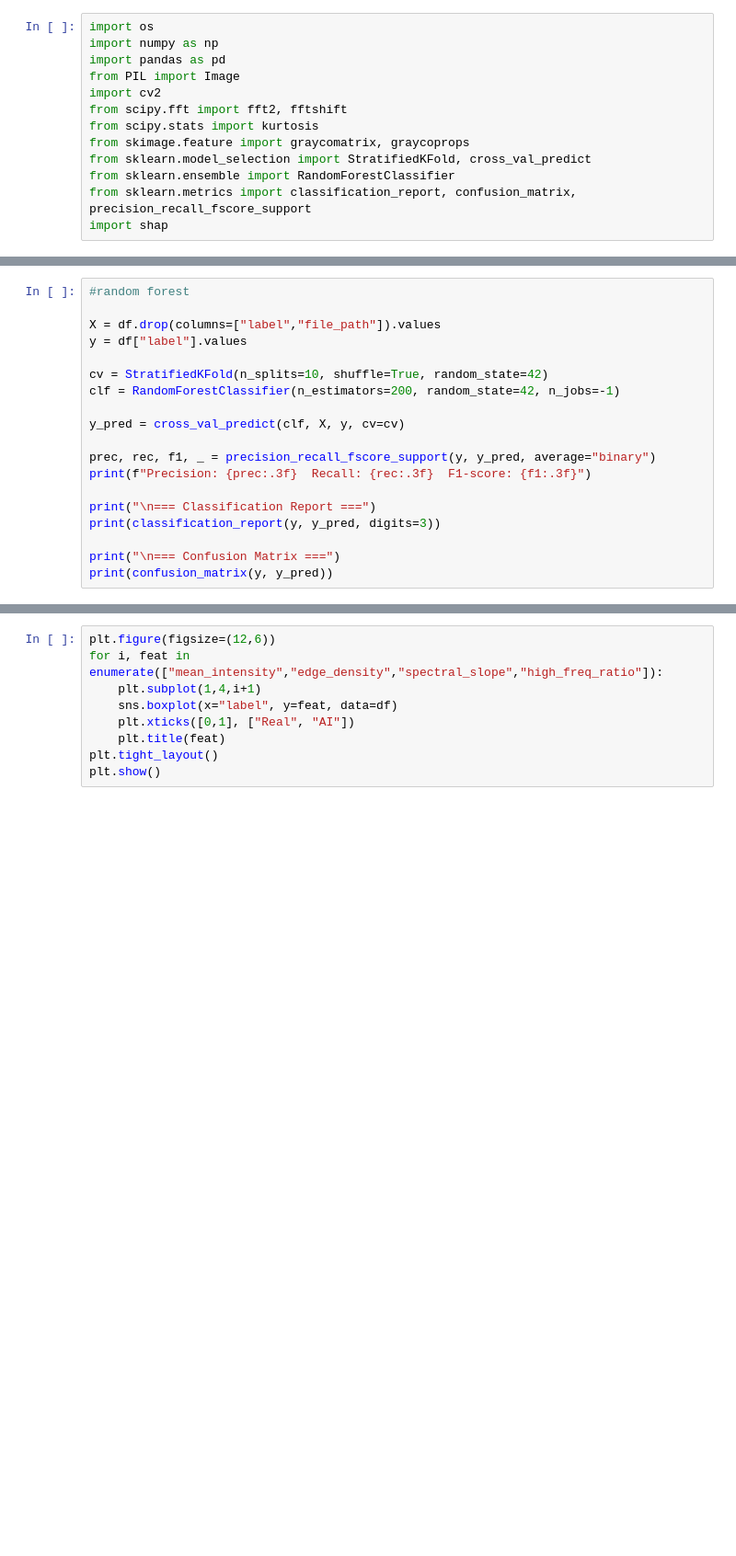
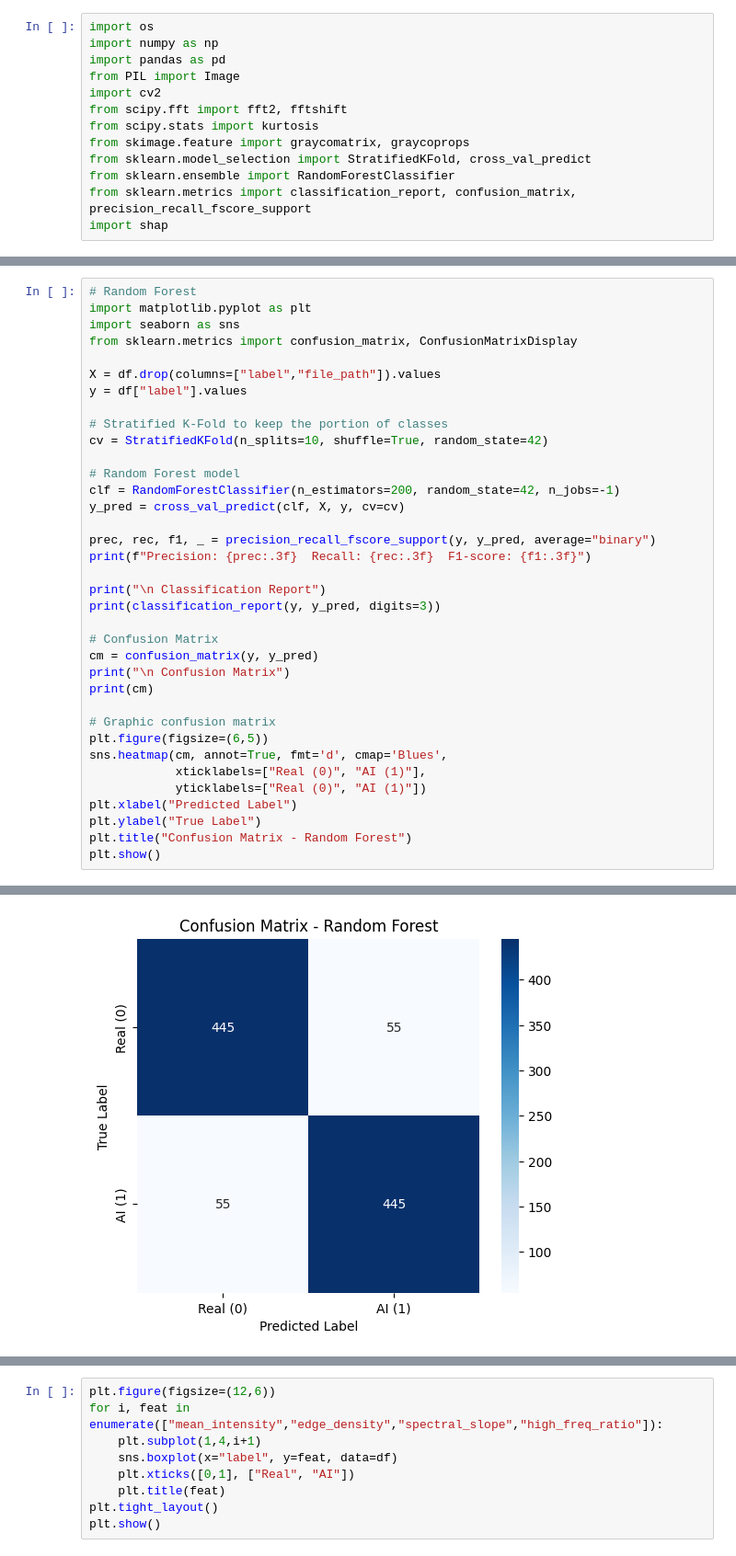
Before and after one commit to AlejandraCordero/CF_labs, a Jupyter notebook: Exercise2_1/Exercise2_1.ipynb, the cells around one changed output, grey strips where cells are left out. Shown: that part at 92% size. Cells and saved outputs as stored; diff of their text form; blank space fills up the shorter version.

Commit message:
Report the process

```diff
--- a/Exercise2_1/Exercise2_1.ipynb
+++ b/Exercise2_1/Exercise2_1.ipynb
@@ -120,22 +125,39 @@ display(df.head())
 # %%
-#random forest
+# Random Forest
+import matplotlib.pyplot as plt
+import seaborn as sns
+from sklearn.metrics import confusion_matrix, ConfusionMatrixDisplay
 
 X = df.drop(columns=["label","file_path"]).values
 y = df["label"].values
 
+# Stratified K-Fold to keep the portion of classes
 cv = StratifiedKFold(n_splits=10, shuffle=True, random_state=42)
+
+# Random Forest model
 clf = RandomForestClassifier(n_estimators=200, random_state=42, n_jobs=-1)
-
 y_pred = cross_val_predict(clf, X, y, cv=cv)
 
 prec, rec, f1, _ = precision_recall_fscore_support(y, y_pred, average="binary")
 print(f"Precision: {prec:.3f}  Recall: {rec:.3f}  F1-score: {f1:.3f}")
 
-print("\n=== Classification Report ===")
+print("\n Classification Report")
 print(classification_report(y, y_pred, digits=3))
 
-print("\n=== Confusion Matrix ===")
-print(confusion_matrix(y, y_pred))
+# Confusion Matrix
+cm = confusion_matrix(y, y_pred)
+print("\n Confusion Matrix")
+print(cm)
+
+# Graphic confusion matrix
+plt.figure(figsize=(6,5))
+sns.heatmap(cm, annot=True, fmt='d', cmap='Blues',
+            xticklabels=["Real (0)", "AI (1)"],
+            yticklabels=["Real (0)", "AI (1)"])
+plt.xlabel("Predicted Label")
+plt.ylabel("True Label")
+plt.title("Confusion Matrix - Random Forest")
+plt.show()
 # %% [output]
 Precision: 0.890  Recall: 0.890  F1-score: 0.890
 
@@ -154,4 +176,5 @@ weighted avg      0.890     0.890     0.890      1000
 [[445  55]
  [ 55 445]]
+[figure, added]
 # %% [markdown]
 
```
Also changed, not shown: parts of 19 cells of this notebook.
